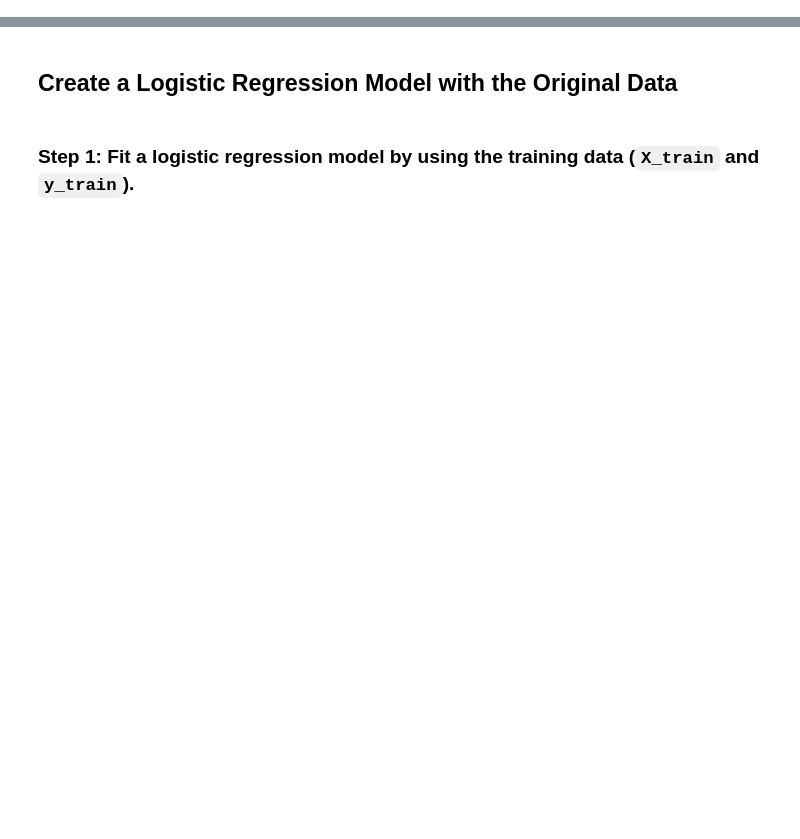
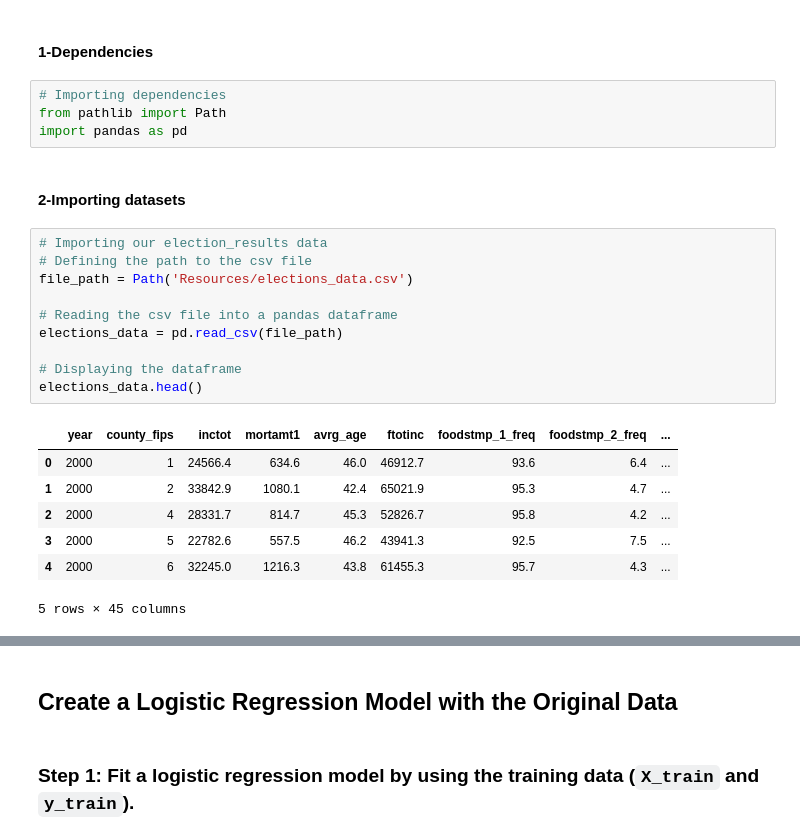
Before and after one commit to okalis05/Project4, a Jupyter notebook: Project4.ipynb, the cells around one changed output, grey strips where cells are left out. Saved outputs shown, nothing was run; the diff lists cells and outputs as text; blank space fills up the shorter version.

```diff
--- a/Project4.ipynb
+++ b/Project4.ipynb
@@ -43,0 +18,26 @@ df_market_data.hvplot.line(
+# %% [markdown]
+#### 1-Dependencies
+# %%
+# Importing dependencies
+from pathlib import Path
+import pandas as pd
+# %% [markdown]
+#### 2-Importing datasets
+# %%
+# Importing our election_results data
+# Defining the path to the csv file
+file_path = Path('Resources/elections_data.csv')
+
+# Reading the csv file into a pandas dataframe
+elections_data = pd.read_csv(file_path)
+
+# Displaying the dataframe
+elections_data.head()
+# %% [output]
+|  | year | county_fips | inctot | mortamt1 | avrg_age | ftotinc | foodstmp_1_freq | foodstmp_2_freq | ... |
+| 0 | 2000 | 1 | 24566.4 | 634.6 | 46.0 | 46912.7 | 93.6 | 6.4 | ... |
+| 1 | 2000 | 2 | 33842.9 | 1080.1 | 42.4 | 65021.9 | 95.3 | 4.7 | ... |
+| 2 | 2000 | 4 | 28331.7 | 814.7 | 45.3 | 52826.7 | 95.8 | 4.2 | ... |
+| 3 | 2000 | 5 | 22782.6 | 557.5 | 46.2 | 43941.3 | 92.5 | 7.5 | ... |
+| 4 | 2000 | 6 | 32245.0 | 1216.3 | 43.8 | 61455.3 | 95.7 | 4.3 | ... |
+5 rows × 45 columns
```
Also changed, not shown: parts of 38 cells of this notebook, 15 other files.
